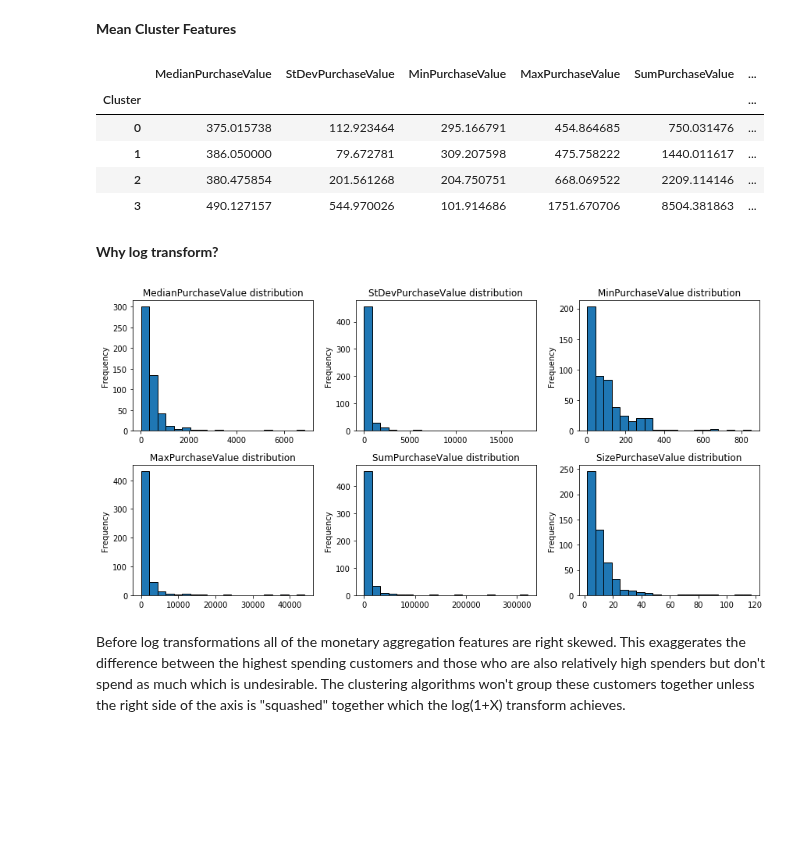
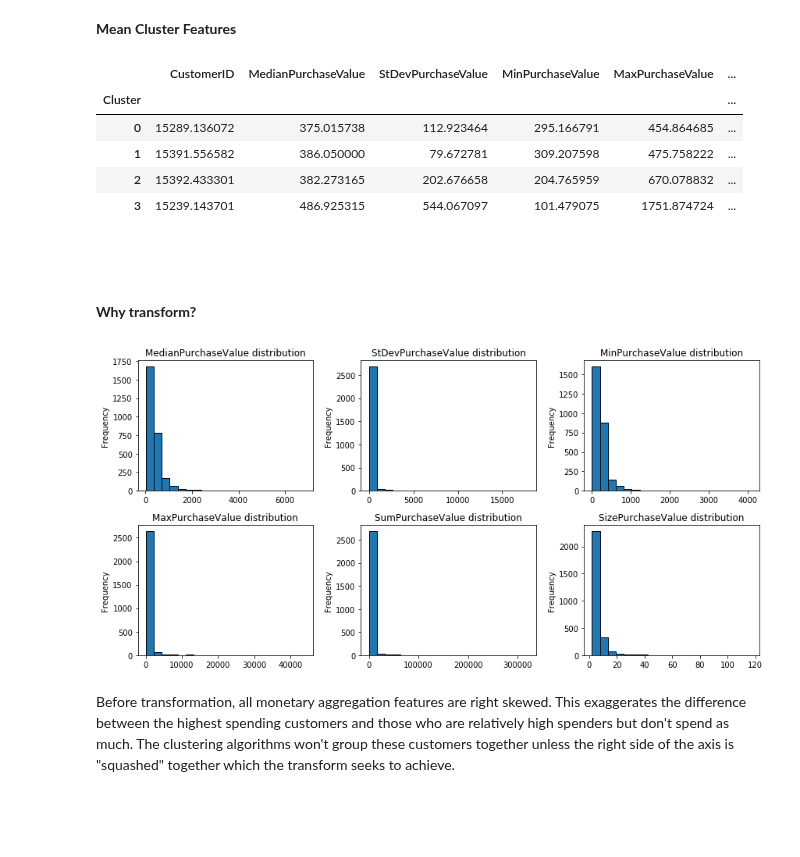
Before and after one commit to W-Tran/Online-Retail, a Jupyter notebook: clustering_daily.ipynb, the cells around one changed output. Saved outputs shown, nothing was run; the diff lists cells and outputs as text; code cells hidden in the pictures; blank space fills up the shorter version.

```diff
--- a/clustering_daily.ipynb
+++ b/clustering_daily.ipynb
@@ -51,7 +51,6 @@ cohort_invoices[cohort_invoices['CustomerID']==13087.0]  # Print transaction his
 # %%
 features = get_money_aggregation_features(cohort_invoices[cohort_invoices.InvoiceDate<'2010-12-1'])
 features = get_rfm_features(features, cohort_invoices[cohort_invoices.InvoiceDate<'2010-12-1'])
-features = get_total_first_year_revenue(features, cohort_invoices[cohort_invoices.InvoiceDate<'2010-12-1'])
 features = get_second_year_rlv(features, cohort_invoices[cohort_invoices.InvoiceDate>='2010-12-1'])
 features.head()
 # %% [output]
@@ -287,0 +237,13 @@ Total explained variance: 0.8460726981572404
+# %%
+cluster_feature_names = transformed_feature_names
+scaler = StandardScaler()
+cluster_features = features[cluster_feature_names].copy()
+cluster_features = scaler.fit_transform(cluster_features)
+cluster_features = pd.DataFrame(cluster_features, columns=cluster_feature_names)
+# %%
+num_clusters = 4
+cluster_features, cluster_centers, _  = perform_gmm_clustering(cluster_features, num_clusters)
+cluster_features, cluster_centers = reorder_clusters(cluster_features, cluster_centers, features, num_clusters)
+evaluate_clusters(cluster_features, num_clusters)
+pca = cluster_pca_plot(cluster_features, cluster_centers, scaled=True)
+cluster_rf_plot(cluster_features, features)
@@ -316,31 +290,45 @@ pareto_plot(df, x='Cluster', y='SecondYearRLV', show_pct_y=True, title='RLV Pare
 **Mean Cluster Features**
 # %%
 features_copy = features.copy()
-for transf_col, col in zip(transformed_feat_names, feats_to_transform):
-    features_copy[transf_col] = np.exp(features_copy[transf_col]) - 1
-    features_copy.rename(columns={transf_col:col}, inplace=True)
-features_copy.groupby("Cluster").mean().drop(columns=["CustomerID", "log(1+TotalFirstYearRevenue)"])
+
+# Inverse transform to see cluster features
+if yjt:
+    features_copy.drop(columns=transformed_feature_names, inplace=True)
+    features_copy = pd.concat([
+        pd.DataFrame(yjt.inverse_transform(features[transformed_feature_names]), columns=features_to_transform),
+        features_copy
+    ], axis=1)
+    features_copy['Cluster'] = cluster_features['Cluster'].values
+else:
+    for transf_col, col in zip(transformed_feature_names, features_to_transform):
+        features_copy[transf_col] = np.exp(features_copy[transf_col]) - 1
+        features_copy.rename(columns={transf_col:col}, inplace=True)
+    features_copy['Cluster'] = cluster_features['Cluster'].values
+features_copy.groupby("Cluster").mean()
 # %% [output]
-|  | MedianPurchaseValue | StDevPurchaseValue | MinPurchaseValue | MaxPurchaseValue | SumPurchaseValue | ... |
+|  | CustomerID | MedianPurchaseValue | StDevPurchaseValue | MinPurchaseValue | MaxPurchaseValue | ... |
 | Cluster |  |  |  |  |  | ... |
-| 0 | 375.015738 | 112.923464 | 295.166791 | 454.864685 | 750.031476 | ... |
-| 1 | 386.050000 | 79.672781 | 309.207598 | 475.758222 | 1440.011617 | ... |
-| 2 | 380.475854 | 201.561268 | 204.750751 | 668.069522 | 2209.114146 | ... |
-| 3 | 490.127157 | 544.970026 | 101.914686 | 1751.670706 | 8504.381863 | ... |
+| 0 | 15289.136072 | 375.015738 | 112.923464 | 295.166791 | 454.864685 | ... |
+| 1 | 15391.556582 | 386.050000 | 79.672781 | 309.207598 | 475.758222 | ... |
+| 2 | 15392.433301 | 382.273165 | 202.676658 | 204.765959 | 670.078832 | ... |
+| 3 | 15239.143701 | 486.925315 | 544.067097 | 101.479075 | 1751.874724 | ... |
+# %% [markdown]
+<br>
+<br>
 # %% [markdown]
-**Why log transform?**
+**Why transform?**
 # %%
-cluster = 3
+cluster = 0
 fig = plt.figure(figsize=(12,6))
-for idx, feat in enumerate(cluster_feats):
+for idx, feat in enumerate(features_to_transform):
     ax = fig.add_subplot(2,3,idx+1)
-    (np.exp(features[features.Cluster==cluster][feat])-1).plot.hist(bins=20, ax=ax, edgecolor='k')
-    ax.set_title(f"{feat[6:-1]} distribution")
+    features_copy[feat].plot.hist(bins=20, ax=ax, edgecolor='k')
+    ax.set_title(f"{feat} distribution")
 plt.tight_layout()
 # %% [output]
-[figure, old version]
+[figure, new version]
 # %% [markdown]
-Before log transformations all of the monetary aggregation features are right skewed. This exaggerates the difference between the highest spending customers and those who are also relatively high spenders but don't spend as much which is undesirable. The clustering algorithms won't group these customers together unless the right side of the axis is "squashed" together which the log(1+X) transform achieves.
+Before transformation, all monetary aggregation features are right skewed. This exaggerates the difference between the highest spending customers and those who are relatively high spenders but don't spend as much. The clustering algorithms won't group these customers together unless the right side of the axis is "squashed" together which the transform seeks to achieve.
 # %% [markdown]
 <br>
 <br>
```
Also changed, not shown: parts of 29 cells of this notebook, 2 other files.
